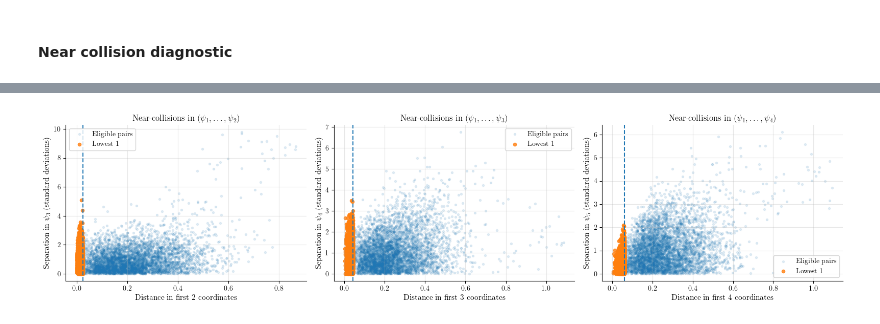
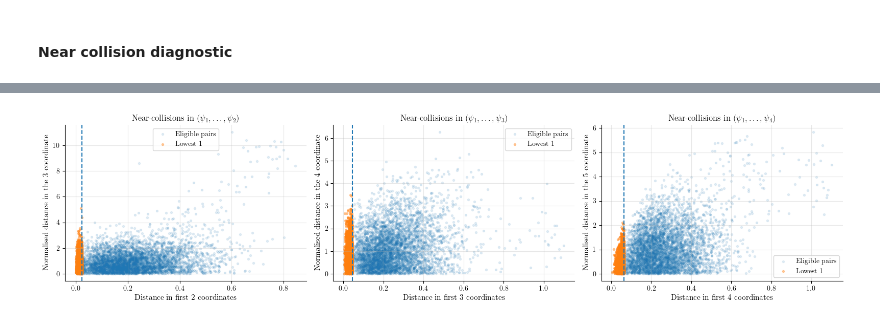
Before and after one commit to adamfowliee/JDKF_Starter, a Jupyter notebook: dissertation_brief/brief_phase8.ipynb, the cells around one changed output, grey strips where cells are left out. Drawn from its saved outputs; the diff is of its cells as text; code cells hidden in the pictures.

```diff
--- a/dissertation_brief/brief_phase8.ipynb
+++ b/dissertation_brief/brief_phase8.ipynb
@@ -672,10 +673,13 @@ Main takeaway from this section is that PCA interpolation is similar to linear i
 R_VALUES = [2, 3, 4, 5]
 REFERENCE_BETA = BETA
 
-# Compute one four-dimensional embedding, then truncate it.
+df = pd.read_parquet("./datasets/joint_df_quantile.parquet")
+Z = df.to_numpy()[:, :-1]
+dates = df.index; variables = df.columns[:-1]
+pairs = {name: (dates.get_loc(pair[0]), dates.get_loc(pair[1])) for name, pair in endpoint_pairs.items()}
+
 diff_full = diffusion_map(Z, eps=EPS_DIFFUSION, k=max(R_VALUES))
 Psi_full = diff_full["Psi"]
-
 
 def lnl_error(Psi, Z, m, tau):
     N = len(Z); Z_hat = np.zeros_like(Z, dtype=float)
@@ -888,37 +838,21 @@ display(collision_summary.round(4))
 # %%
 fig, axes = plt.subplots(1, 3, figsize=(16, 4))
 
 for ax, base_dim in zip(axes, [2, 3, 4]):
     pair_df = collision_pairs[base_dim]
     background = pair_df.sample(min(5000, len(pair_df)), random_state=0)
     collisions = pair_df[pair_df["near_collision"]]
 
-    ax.scatter(
-        background["base_distance"],
-        background["added_separation_SD"],
-        s=8, alpha=0.12, label="Eligible pairs"
-    )
+    ax.scatter(background["base_distance"], background["added_separation_SD"], s=8, alpha=0.12, label="Eligible pairs")
+    ax.scatter(collisions["base_distance"], collisions["added_separation_SD"], s=8, alpha=0.4, label="Lowest 1% distance")
+    threshold = collisions["base_distance"].max(); ax.axvline(threshold, linestyle="--", linewidth=1.5)
 
-    ax.scatter(
-        collisions["base_distance"],
-        collisions["added_separation_SD"],
-        s=20, alpha=0.8, label="Lowest 1% distance"
-    )
-
-    threshold = collisions["base_distance"].max()
-    ax.axvline(threshold, linestyle="--", linewidth=1.5)
-
-    ax.set_title(
-        rf"Near-collisions in $(\psi_1,\ldots,\psi_{base_dim})$"
-    )
+    ax.set_title(rf"Near-collisions in $(\psi_1,\ldots,\psi_{base_dim})$")
     ax.set_xlabel(f"Distance in first {base_dim} coordinates")
-    ax.set_ylabel(
-        rf"Separation in $\psi_{base_dim + 1}$ (standard deviations)"
-    )
-    ax.grid(alpha=0.3)
-    ax.legend()
+    ax.set_ylabel(rf"Normalised distance in the {base_dim + 1} coordinate")
+    ax.grid(alpha=0.3); ax.legend()
 
 plt.tight_layout()
 plt.show()
 # %% [output]
-[figure, old version]
+[figure, new version]
```
Also changed, not shown: parts of 8 cells of this notebook, 1 other file.
